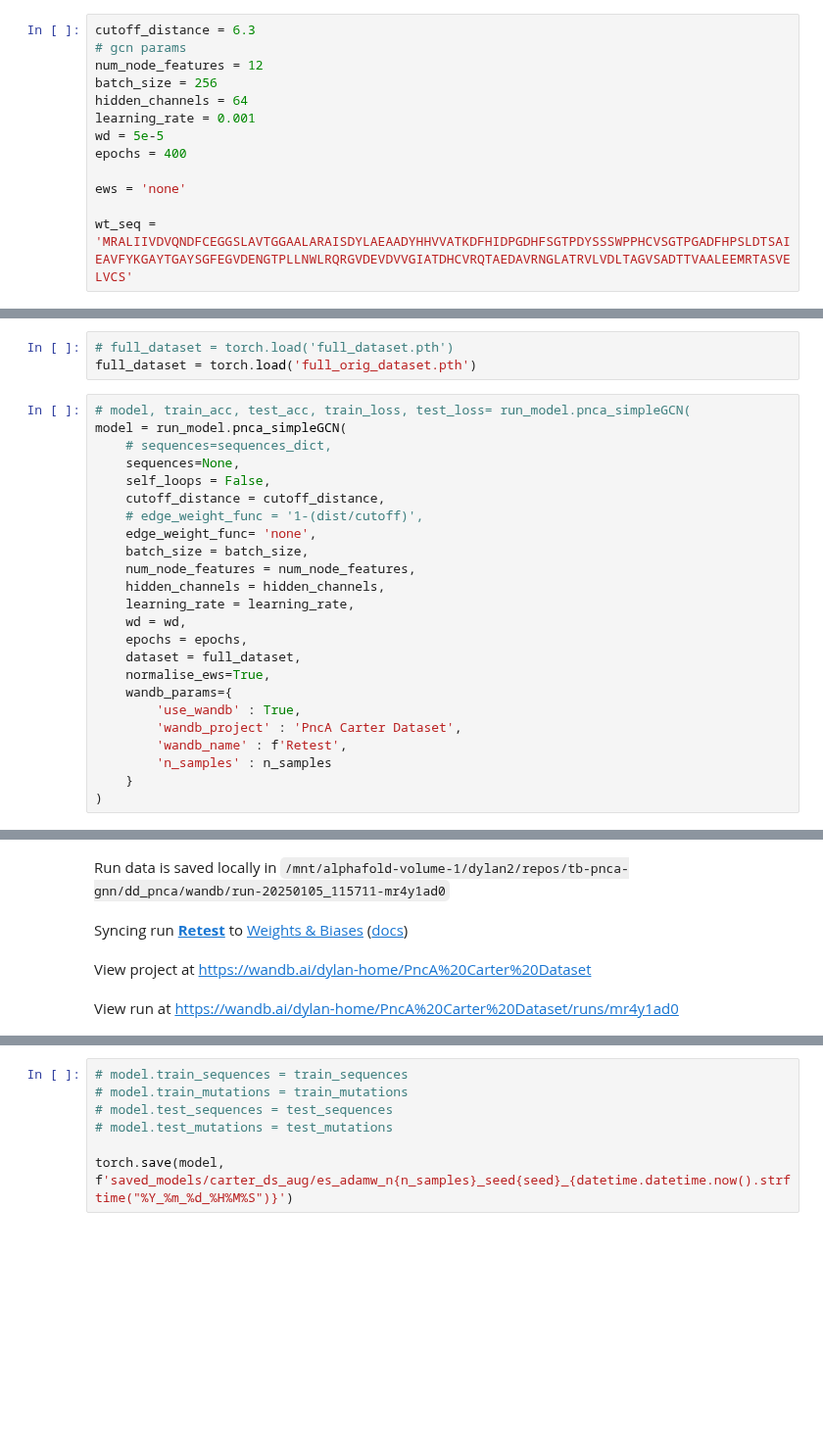
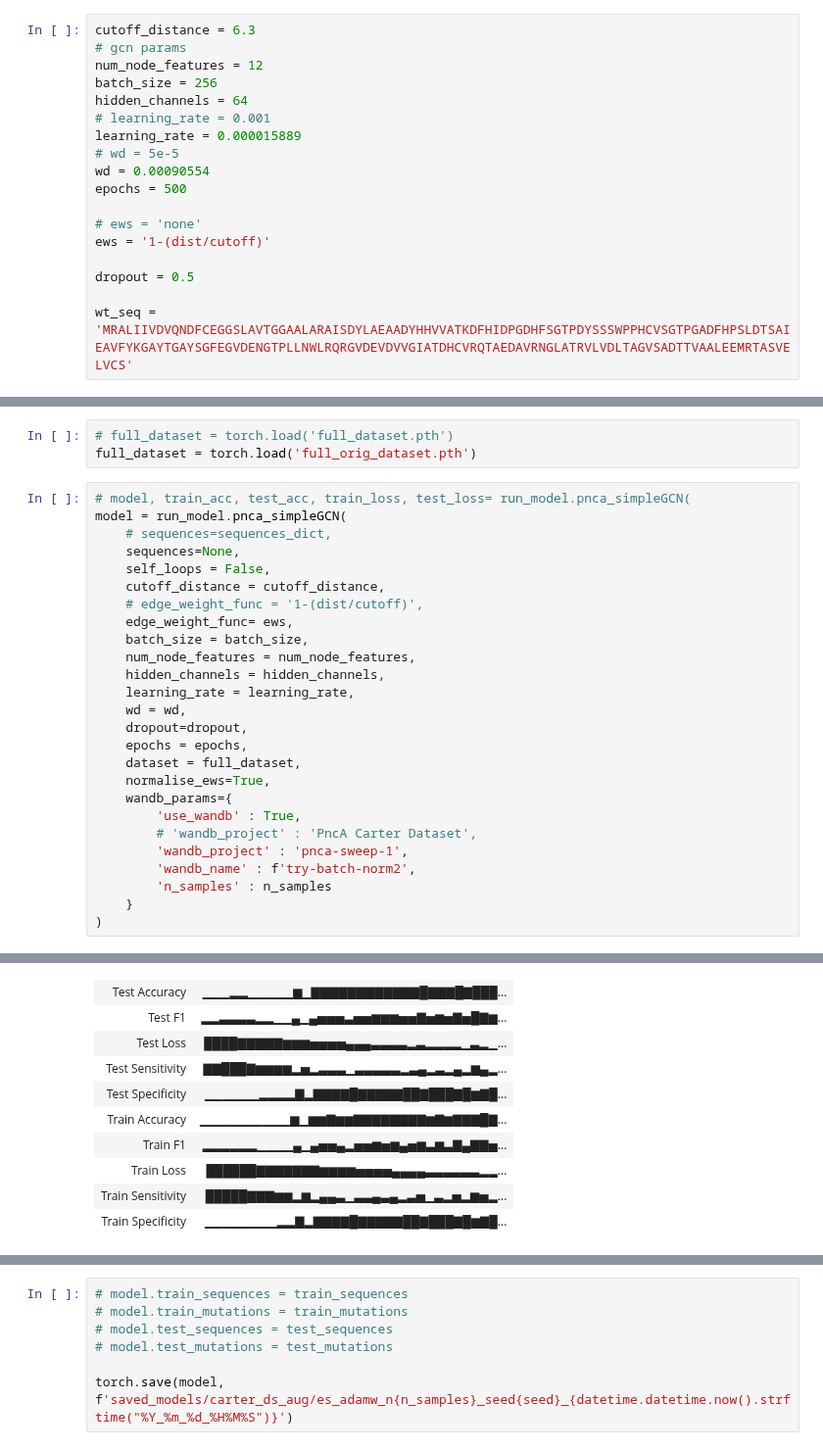
Before and after one commit to fowler-lab/tb-pnca-gnn, a Jupyter notebook: dd_pnca/pnca_run.ipynb, the cells around one changed output, grey strips where cells are left out. Shown at 98% size. Cells and saved outputs as stored; diff of their text form; blank space fills up the shorter version.

```diff
--- a/dd_pnca/pnca_run.ipynb
+++ b/dd_pnca/pnca_run.ipynb
@@ -147,11 +147,16 @@ cutoff_distance = 6.3
 num_node_features = 12
 batch_size = 256
 hidden_channels = 64
-learning_rate = 0.001
-wd = 5e-5
-epochs = 400
+# learning_rate = 0.001
+learning_rate = 0.000015889
+# wd = 5e-5
+wd = 0.00090554
+epochs = 500
 
-ews = 'none'
+# ews = 'none'
+ews = '1-(dist/cutoff)'
+
+dropout = 0.5
 
 wt_seq = 'MRALIIVDVQNDFCEGGSLAVTGGAALARAISDYLAEAADYHHVVATKDFHIDPGDHFSGTPDYSSSWPPHCVSGTPGADFHPSLDTSAIEAVFYKGAYTGAYSGFEGVDENGTPLLNWLRQRGVDEVDVVGIATDHCVRQTAEDAVRNGLATRVLVDLTAGVSADTTVAALEEMRTASVELVCS'
 # %%
@@ -192,19 +197,21 @@ model = run_model.pnca_simpleGCN(
     self_loops = False,
     cutoff_distance = cutoff_distance,
     # edge_weight_func = '1-(dist/cutoff)',
-    edge_weight_func= 'none',
+    edge_weight_func= ews,
     batch_size = batch_size,
     num_node_features = num_node_features,
     hidden_channels = hidden_channels,
     learning_rate = learning_rate,
     wd = wd,
+    dropout=dropout,
     epochs = epochs,
     dataset = full_dataset,
     normalise_ews=True,
     wandb_params={
         'use_wandb' : True,
-        'wandb_project' : 'PncA Carter Dataset',
-        'wandb_name' : f'Retest',
+        # 'wandb_project' : 'PncA Carter Dataset',
+        'wandb_project' : 'pnca-sweep-1',
+        'wandb_name' : f'try-batch-norm2',
         'n_samples' : n_samples
     }
 )
@@ -221,4 +225,0 @@ Tracking run with wandb version 0.16.4
-Run data is saved locally in /mnt/alphafold-volume-1/dylan2/repos/tb-pnca-gnn/dd_pnca/wandb/run-20250105_115711-mr4y1ad0
-Syncing run Retest to Weights & Biases (docs)
-View project at https://wandb.ai/dylan-home/PncA%20Carter%20Dataset
-View run at https://wandb.ai/dylan-home/PncA%20Carter%20Dataset/runs/mr4y1ad0
@@ -225,0 +245,10 @@ View run at https://wandb.ai/dylan-home/PncA%20Carter%20Dataset/runs/mr4y1ad0
+| Test Accuracy | ▁▁▁▂▂▁▁▁▁▁▆▁▇▇▇▇▇▇▇▇▇▇▇▇█▇▇▇█▇███... |
+| Test F1 | ▂▂▃▃▃▃▂▂▁▁▄▁▄▅▅▅▃▅▅▆▆▆▅▅▇▅▆▅▇▅█▇▆... |
+| Test Loss | ████▇▇▇▇▇▆▆▆▅▅▅▅▄▄▄▃▃▃▃▂▃▂▂▂▂▁▃▂▁... |
+| Test Sensitivity | ▇▇███▇▆▆▆▆▂▅▂▃▃▃▁▃▃▃▃▃▂▃▄▂▃▂▄▂▆▄▂... |
+| Test Specificity | ▁▁▁▁▁▁▂▂▂▂▇▂▇▇▇▇█▇▇▇▇▇██▇███▇█▆▇█... |
+| Train Accuracy | ▁▁▁▁▁▁▁▁▁▁▆▁▆▆▇▆▆▇▇▇▇▇▇▇▇▆▇▆▇▇▇█▇... |
+| Train F1 | ▂▂▂▂▂▂▁▁▁▁▄▁▄▅▅▄▂▅▅▆▅▆▄▅▆▃▆▃▇▄▇▇▅... |
+| Train Loss | ██████▇▇▇▇▇▇▇▆▆▆▆▅▅▅▅▄▄▄▄▃▃▃▃▃▃▂▂... |
+| Train Sensitivity | █████▇▇▇▆▆▂▆▂▄▄▃▁▃▃▄▃▄▂▃▅▁▃▂▅▂▆▅▂... |
+| Train Specificity | ▁▁▁▁▁▁▁▁▂▂▇▂▇▇▇▇█▇▇▇▇▇██▇███▇█▆▇█... |
```
Also changed, not shown: parts of 7 cells of this notebook, 2 other files.
